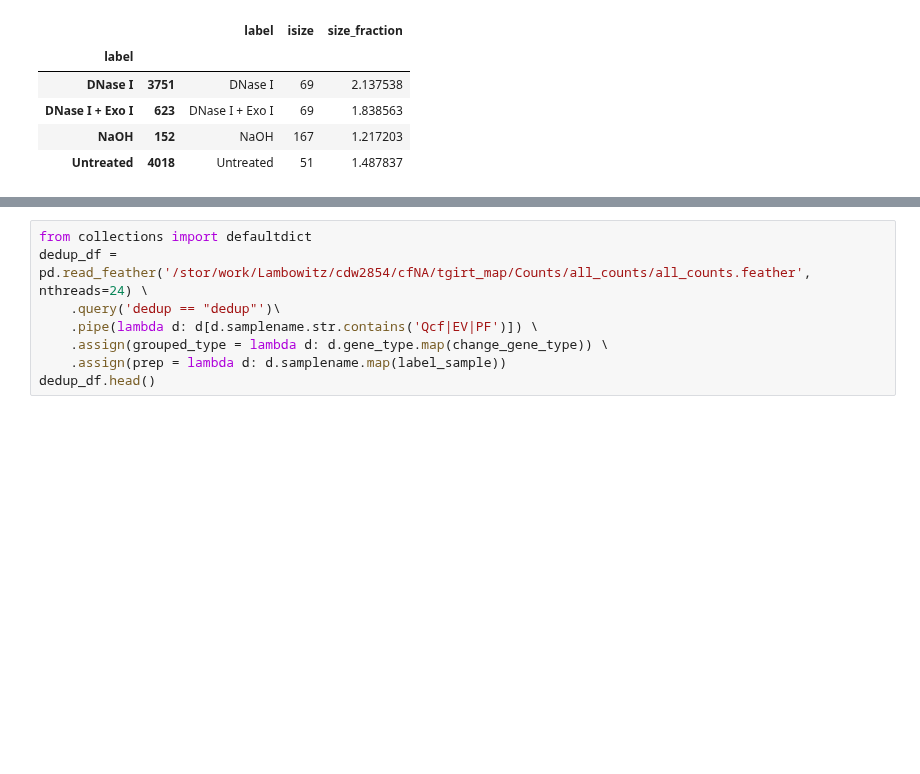
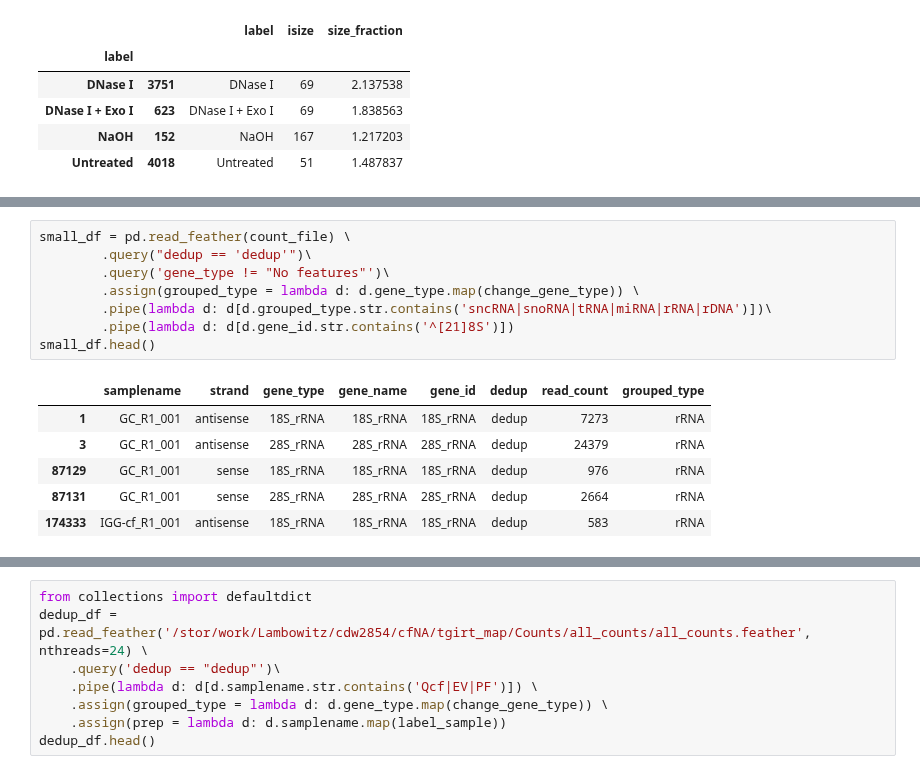
Before and after one commit to wckdouglas/cfNA, a Jupyter notebook: plots/plot_count.ipynb, the cells around one changed output, grey strips where cells are left out. Saved outputs shown, nothing was run; the diff lists cells and outputs as text; blank space fills up the shorter version.

```diff
--- a/plots/plot_count.ipynb
+++ b/plots/plot_count.ipynb
@@ -86,0 +88,15 @@ fig.savefig(figure_path + '/fragment_plots.pdf', bbox_inches = 'tight')
+# %%
+small_df = pd.read_feather(count_file) \
+        .query("dedup == 'dedup'")\
+        .query('gene_type != "No features"')\
+        .assign(grouped_type = lambda d: d.gene_type.map(change_gene_type)) \
+        .pipe(lambda d: d[d.grouped_type.str.contains('sncRNA|snoRNA|tRNA|miRNA|rRNA|rDNA')])\
+        .pipe(lambda d: d[d.gene_id.str.contains('^[21]8S')])
+small_df.head()
+# %% [output]
+|  | samplename | strand | gene_type | gene_name | gene_id | dedup | read_count | grouped_type |
+| 1 | GC_R1_001 | antisense | 18S_rRNA | 18S_rRNA | 18S_rRNA | dedup | 7273 | rRNA |
+| 3 | GC_R1_001 | antisense | 28S_rRNA | 28S_rRNA | 28S_rRNA | dedup | 24379 | rRNA |
+| 87129 | GC_R1_001 | sense | 18S_rRNA | 18S_rRNA | 18S_rRNA | dedup | 976 | rRNA |
+| 87131 | GC_R1_001 | sense | 28S_rRNA | 28S_rRNA | 28S_rRNA | dedup | 2664 | rRNA |
+| 174333 | IGG-cf_R1_001 | antisense | 18S_rRNA | 18S_rRNA | 18S_rRNA | dedup | 583 | rRNA |
```
Also changed, not shown: parts of 3 cells of this notebook, 5 other files.
